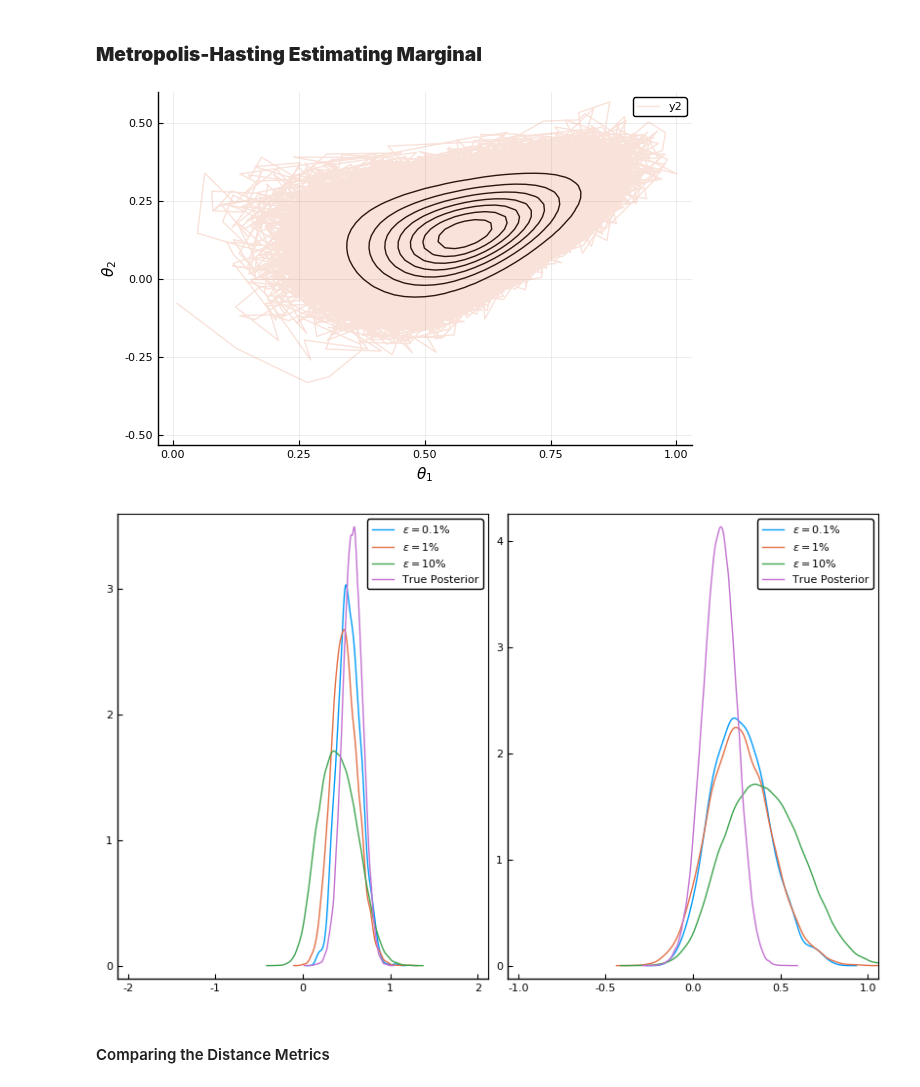
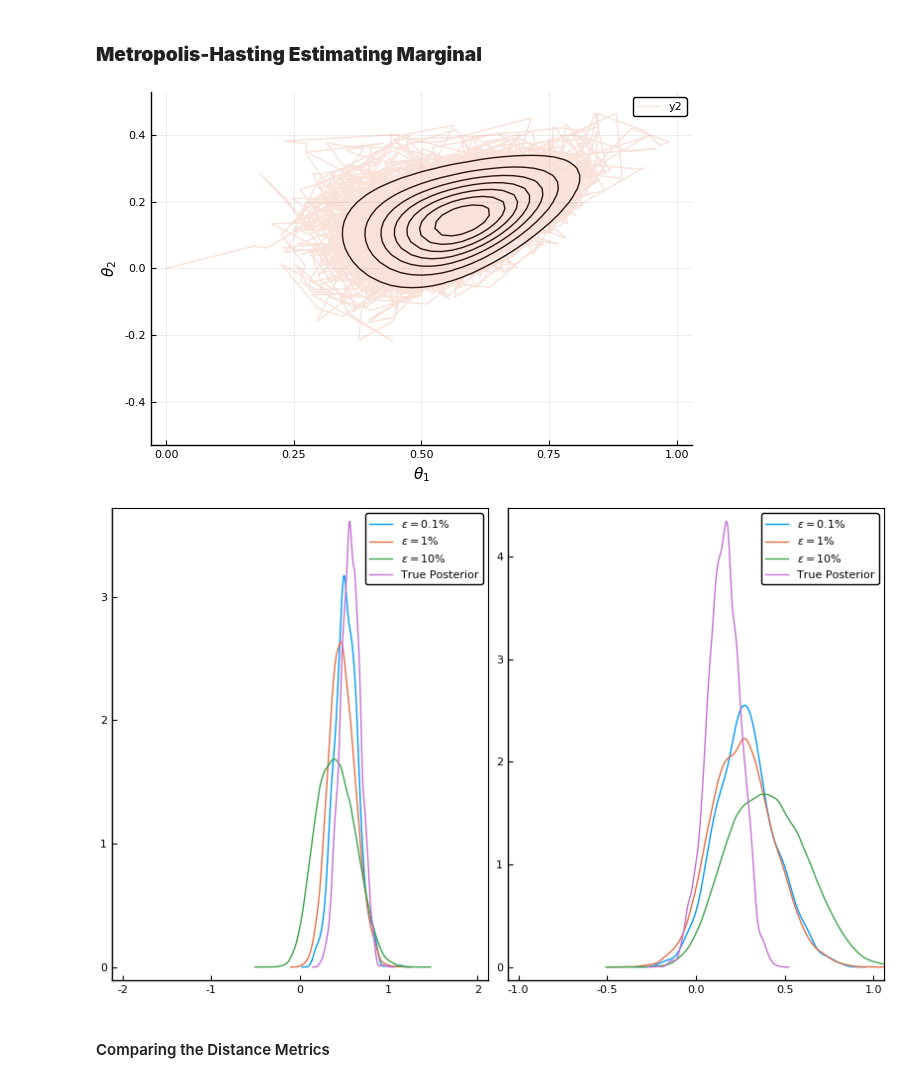
Before and after one commit to davibarreira/Computational_Statistics, a Jupyter notebook: PaperReplication_ABC/ABC methods.ipynb, the cells around one changed output. Cells and saved outputs as stored; diff of their text form; code cells hidden in the pictures.

```diff
--- a/PaperReplication_ABC/ABC methods.ipynb
+++ b/PaperReplication_ABC/ABC methods.ipynb
@@ -194,7 +194,7 @@ savefig(s, "./images/ABCmodel1.png")
 x1 = rand()
 x2 = rand() - 0.5
 burnin = 1_000
-steps = 200_000
+steps = 10_000
 C = zeros(steps,2)
 Xprevious   = [0;0]
 
@@ -215,40 +215,40 @@ contour(gθ1,gθ2, mamvn, fill=false,c=:black,levels=8,
     xlabel=L"\theta_1", ylabel=L"\theta_2",colorbar=false)
 plot!(C[:,1],C[:,2],alpha=0.2)
 # %% [output]
-[figure, old version]
+[figure, new version]
 # %%
 epsilon10e4_autocov = quantile(rho_autocov,0.1/100)
 epsilon10e4_dist    = quantile(rho_dist,0.1/100)
 theta_ac_auto = theta_s[rho_autocov .< epsilon10e4_autocov,:];
 theta_ac_dist = theta_s[rho_dist    .< epsilon10e4_dist,:];
 
 epsilon10e3_autocov = quantile(rho_autocov,1/100)
 epsilon10e3_dist    = quantile(rho_dist,1/100)
 theta_ac_auto10e3 = theta_s[rho_autocov .< epsilon10e3_autocov,:];
 theta_ac_dist10e3 = theta_s[rho_dist    .< epsilon10e3_dist,:];
 
 epsilon10e2_autocov = quantile(rho_autocov,10/100)
 epsilon10e2_dist    = quantile(rho_dist,10/100)
 theta_ac_auto10e2 = theta_s[rho_autocov .< epsilon10e2_autocov,:];
 theta_ac_dist10e2 = theta_s[rho_dist    .< epsilon10e2_dist,:];
 
 
 MH = C[1_000:end,:]
 
 θ1_marginal =  MH[:,1]
 θ2_marginal =  MH[:,2]
 h1 = density(theta_ac_auto[:,1],normalize=true,xlims=[-2,2],label=L"\epsilon=0.1\%")
 density!(theta_ac_auto10e3[:,1],normalize=true,xlims=[-2,2],label=L"\epsilon=1\%")
 density!(theta_ac_auto10e2[:,1],normalize=true,xlims=[-2,2],label=L"\epsilon=10\%")
 d1 = density!(θ1_marginal,label="True Posterior",grid=false,framestyle=:box)
 h2 = density(theta_ac_auto[:,2],normalize=true,xlims=[-1,1],label=L"\epsilon=0.1\%")
 density!(theta_ac_auto10e3[:,2],normalize=true,xlims=[-1,1],label=L"\epsilon=1\%")
 density!(theta_ac_auto10e2[:,1],normalize=true,xlims=[-1,1],label=L"\epsilon=10\%")
 d2 = density!(θ2_marginal, label="True Posterior",grid=false,framestyle=:box)
 s = plot(d1,d2,layout=2,size=(800,500))
-savefig(s, "./images/ABCmodel1_Marginal.png")
+# savefig(s, "./images/ABCmodel1_Marginal.png")
 # %% [output]
-[figure, old version]
+[figure, new version]
 # %% [markdown]
 #### Comparing the Distance Metrics
 # %%
```
Also changed, not shown: parts of 6 cells of this notebook, 6 other files.
